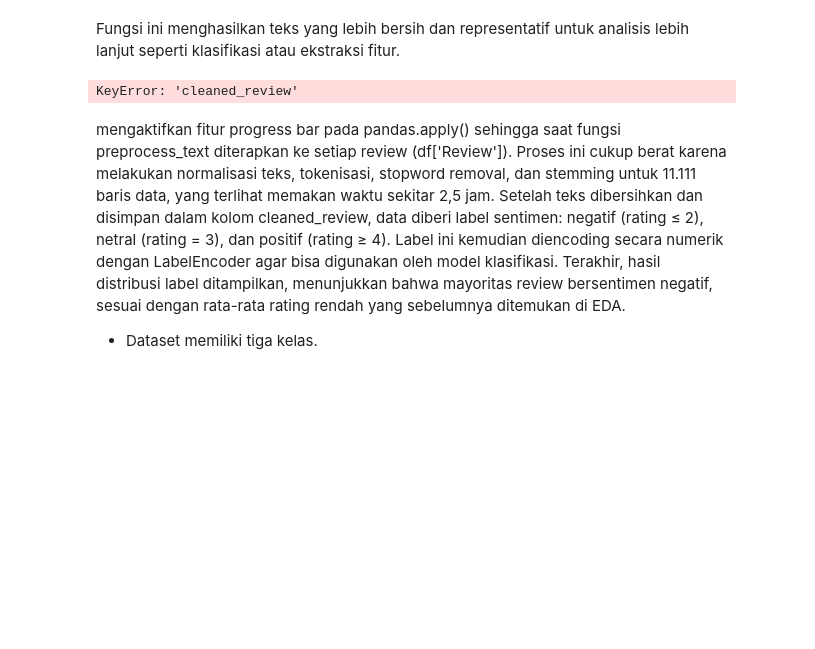
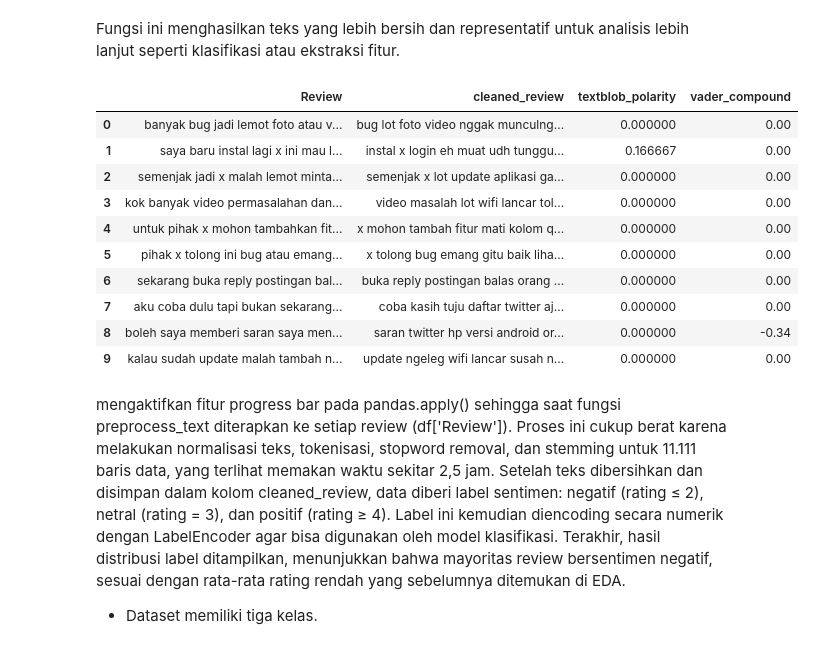
Before and after one commit to Robbysaidiii/Scraping_RobbySaidi_mc211d5y2136, a Jupyter notebook: pelatihan_model_.ipynb, the cells around one changed output. Cells and saved outputs as stored; diff of their text form; code cells hidden in the pictures; blank space fills up the shorter version.

```diff
--- a/pelatihan_model_.ipynb
+++ b/pelatihan_model_.ipynb
@@ -356,10 +356,27 @@ def get_vader_sentiment(text):
     except:
         return 0
 # %%
+# 1. Gabungkan token hasil preprocessing
+df['cleaned_review'] = df['tokens'].apply(lambda x: ' '.join(x))
+
+# 2. Analisis sentimen
 df['textblob_polarity'] = df['cleaned_review'].apply(get_textblob_polarity)
 df['vader_compound'] = df['cleaned_review'].apply(get_vader_sentiment)
-# %% [output]
-KeyError: 'cleaned_review'
+# %%
+# Tampilkan lebih banyak informasi
+df[['Review', 'cleaned_review', 'textblob_polarity', 'vader_compound']].head(10)
+# %% [output]
+|  | Review | cleaned_review | textblob_polarity | vader_compound |
+| 0 | banyak bug jadi lemot foto atau v... | bug lot foto video nggak munculng... | 0.000000 | 0.00 |
+| 1 | saya baru instal lagi x ini mau l... | instal x login eh muat udh tunggu... | 0.166667 | 0.00 |
+| 2 | semenjak jadi x malah lemot minta... | semenjak x lot update aplikasi ga... | 0.000000 | 0.00 |
+| 3 | kok banyak video permasalahan dan... | video masalah lot wifi lancar tol... | 0.000000 | 0.00 |
+| 4 | untuk pihak x mohon tambahkan fit... | x mohon tambah fitur mati kolom q... | 0.000000 | 0.00 |
+| 5 | pihak x tolong ini bug atau emang... | x tolong bug emang gitu baik liha... | 0.000000 | 0.00 |
+| 6 | sekarang buka reply postingan bal... | buka reply postingan balas orang ... | 0.000000 | 0.00 |
+| 7 | aku coba dulu tapi bukan sekarang... | coba kasih tuju daftar twitter aj... | 0.000000 | 0.00 |
+| 8 | boleh saya memberi saran saya men... | saran twitter hp versi android or... | 0.000000 | -0.34 |
+| 9 | kalau sudah update malah tambah n... | update ngeleg wifi lancar susah n... | 0.000000 | 0.00 |
 # %% [markdown]
 mengaktifkan fitur progress bar pada pandas.apply() sehingga saat fungsi preprocess_text diterapkan ke setiap review (df['Review']). Proses ini cukup berat karena melakukan normalisasi teks, tokenisasi, stopword removal, dan stemming untuk 11.111 baris data, yang terlihat memakan waktu sekitar 2,5 jam. Setelah teks dibersihkan dan disimpan dalam kolom cleaned_review, data diberi label sentimen: negatif (rating ≤ 2), netral (rating = 3), dan positif (rating ≥ 4). Label ini kemudian diencoding secara numerik dengan LabelEncoder agar bisa digunakan oleh model klasifikasi. Terakhir, hasil distribusi label ditampilkan, menunjukkan bahwa mayoritas review bersentimen negatif, sesuai dengan rata-rata rating rendah yang sebelumnya ditemukan di EDA.
 
```
